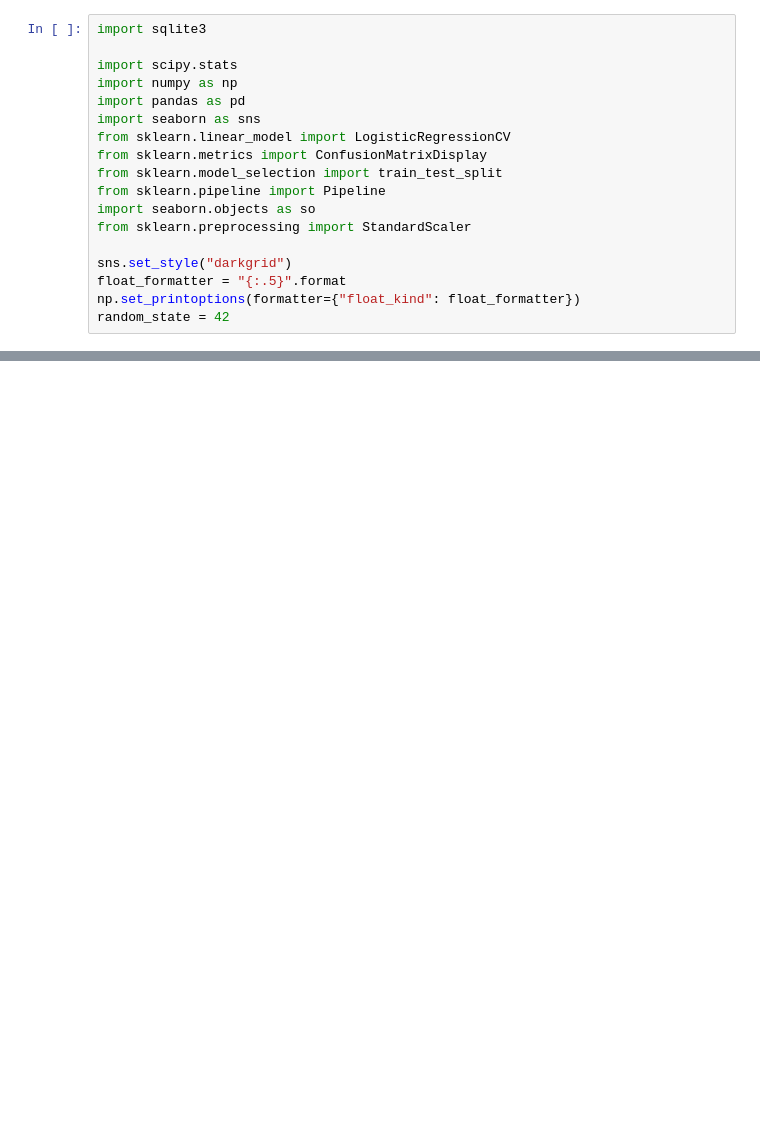
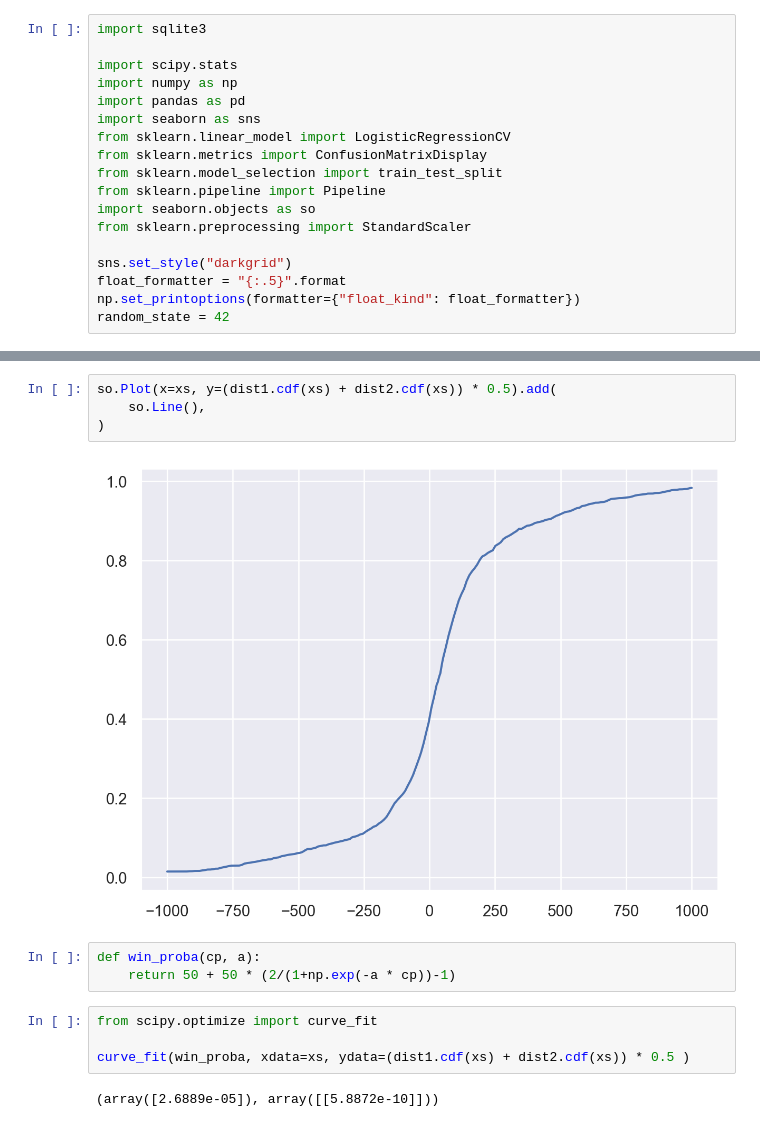
Before and after one commit to SandroMartens/Lichess-Win-Predictions, a Jupyter notebook: new.ipynb, the cells around one changed output, grey strips where cells are left out. Saved outputs shown, nothing was run; the diff lists cells and outputs as text; blank space fills up the shorter version.

```diff
--- a/new.ipynb
+++ b/new.ipynb
@@ -88,0 +98,15 @@ so.Plot(x=np.arange(-2000, 1000, 100), y=dist.cdf(np.arange(-2000, 1000, 100))).
+# %%
+so.Plot(x=xs, y=(dist1.cdf(xs) + dist2.cdf(xs)) * 0.5).add(
+    so.Line(),
+)
+# %% [output]
+[figure, added]
+# %%
+def win_proba(cp, a):
+    return 50 + 50 * (2/(1+np.exp(-a * cp))-1)
+# %%
+from scipy.optimize import curve_fit
+
+curve_fit(win_proba, xdata=xs, ydata=(dist1.cdf(xs) + dist2.cdf(xs)) * 0.5 )
+# %% [output]
+(array([2.6889e-05]), array([[5.8872e-10]]))
```
Also changed, not shown: parts of 13 cells of this notebook.
